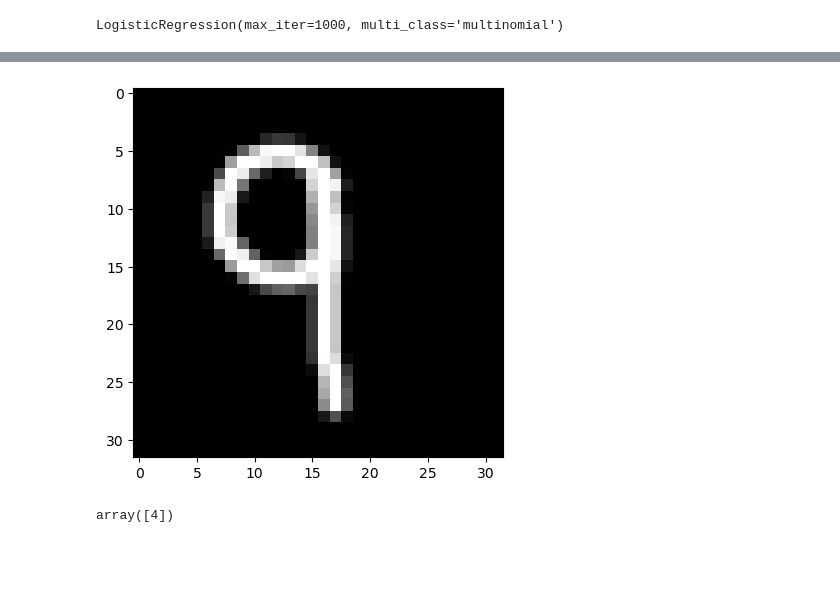
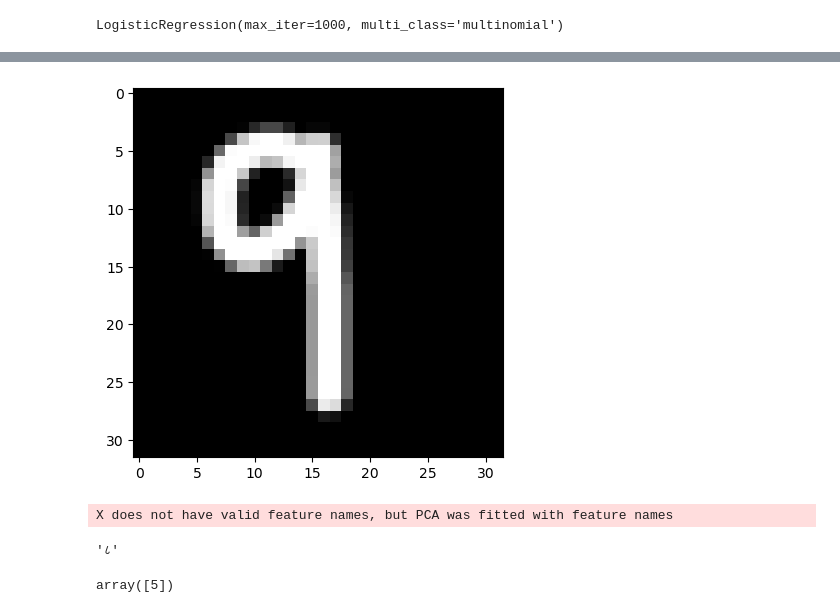
Before and after one commit to PratyushKattel/Digit_classifier, a Jupyter notebook: notebooks/classifying_digits.ipynb, the cells around one changed output, grey strips where cells are left out. Saved outputs shown, nothing was run; the diff lists cells and outputs as text; code cells hidden in the pictures; blank space fills up the shorter version.

Commit message:
knn+lr on digits

```diff
--- a/notebooks/classifying_digits.ipynb
+++ b/notebooks/classifying_digits.ipynb
@@ -85,19 +116,25 @@ print(classification_report(y_test,y_pred))
    macro avg       0.95      0.95      0.95      4000
 weighted avg       0.95      0.95      0.95      4000
 # %%
-image=Image.open('E:\\3rd sem proj\\fds ko project\\archive\\testing_sample_images\ek.png')
+image=Image.open('E:\\3rd sem proj\\fds ko project\\archive\\testing_sample_images\\drawing (3).png')
 image=image.convert('L')
 image=image.resize((32,32))
 plt.imshow(image,cmap='gray')
 plt.show()
 # %% [output]
-[figure, old version]
+[figure, new version]
 # %%
 image=np.array(image)/255
 # %%
 image=image.flatten()
 pca_image=pc.transform([image])
+# %% [output]
+X does not have valid feature names, but PCA was fitted with feature names
+# %%
+digit_dict[lr.predict(pca_image)[0]]
+# %% [output]
+'८'
 # %%
-lr.predict(pca_image)
+knn.predict(pca_image)
 # %% [output]
-array([4])
+array([5])
```
Also changed, not shown: parts of 9 cells of this notebook, 10 other files.
